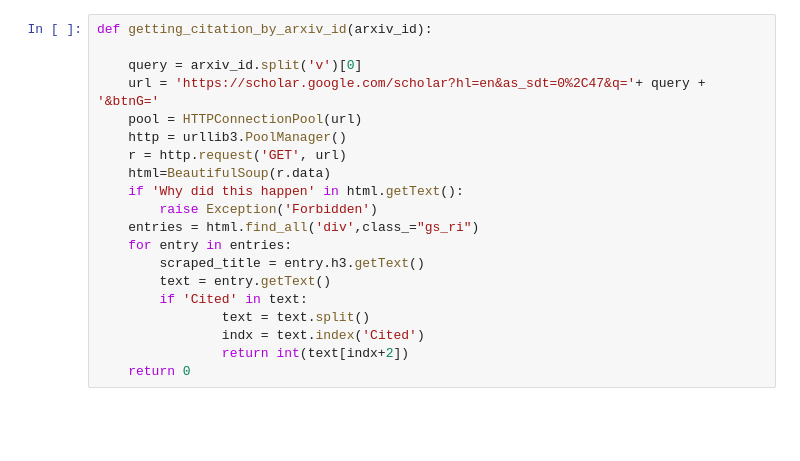
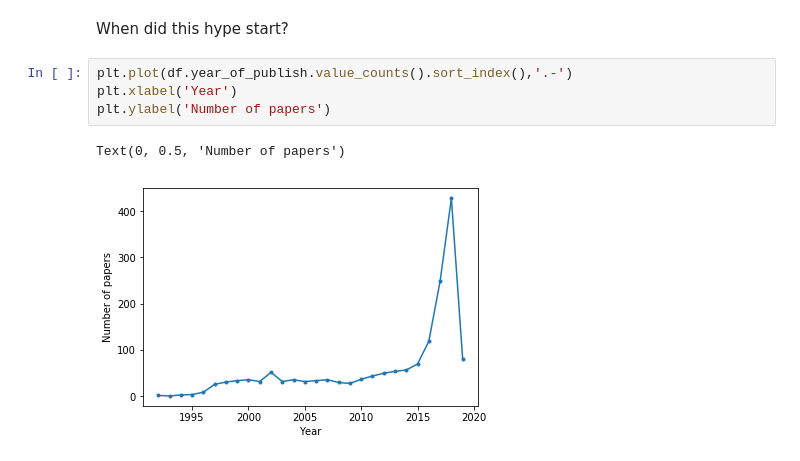
Before and after one commit to zengjk/pyaxv, a Jupyter notebook: arXiv_data_EDA.ipynb, the cells around one changed output. Drawn from its saved outputs; the diff is of its cells as text; blank space fills up the shorter version.

```diff
--- a/arXiv_data_EDA.ipynb
+++ b/arXiv_data_EDA.ipynb
@@ -275,23 +122,12 @@ def check_title(title_scraped, title_target):
-# %%
-def getting_citation_by_arxiv_id(arxiv_id):
-
-    query = arxiv_id.split('v')[0]
-    url = 'https://scholar.google.com/scholar?hl=en&as_sdt=0%2C47&q='+ query + '&btnG='
-    pool = HTTPConnectionPool(url)
-    http = urllib3.PoolManager()
-    r = http.request('GET', url)
-    html=BeautifulSoup(r.data)
-    if 'Why did this happen' in html.getText():
-        raise Exception('Forbidden')
-    entries = html.find_all('div',class_="gs_ri")
-    for entry in entries:
-        scraped_title = entry.h3.getText()
-        text = entry.getText()
-        if 'Cited' in text:
-                text = text.split()
-                indx = text.index('Cited')
-                return int(text[indx+2])
-    return 0
+# %% [markdown]
+When did this hype start?
+# %%
+plt.plot(df.year_of_publish.value_counts().sort_index(),'.-')
+plt.xlabel('Year')
+plt.ylabel('Number of papers')
+# %% [output]
+Text(0, 0.5, 'Number of papers')
+[figure, added]
 # %%
 citations = []
 for e, arxiv_id in enumerate(list(df.arxiv_id)):
```
Also changed, not shown: parts of 44 cells of this notebook, 1 other file.
